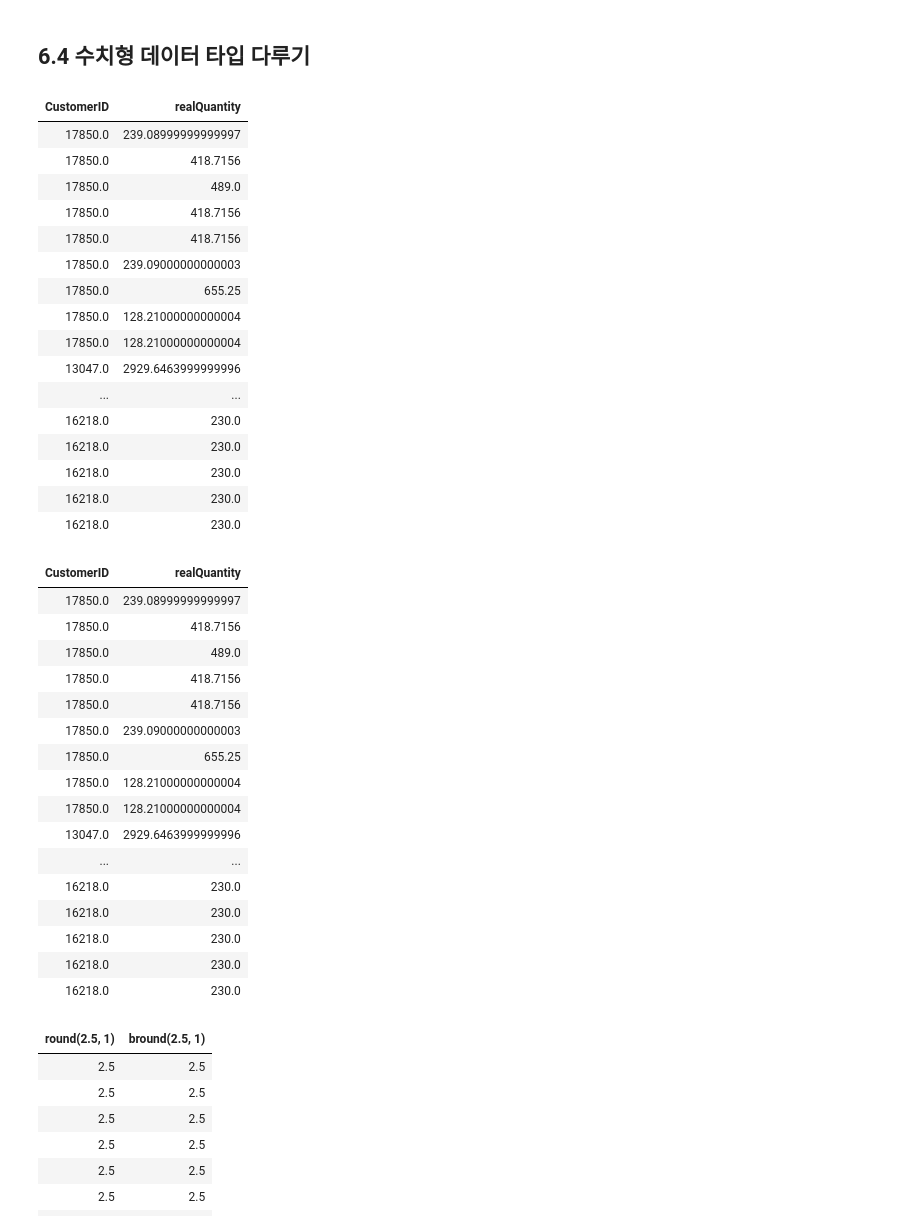
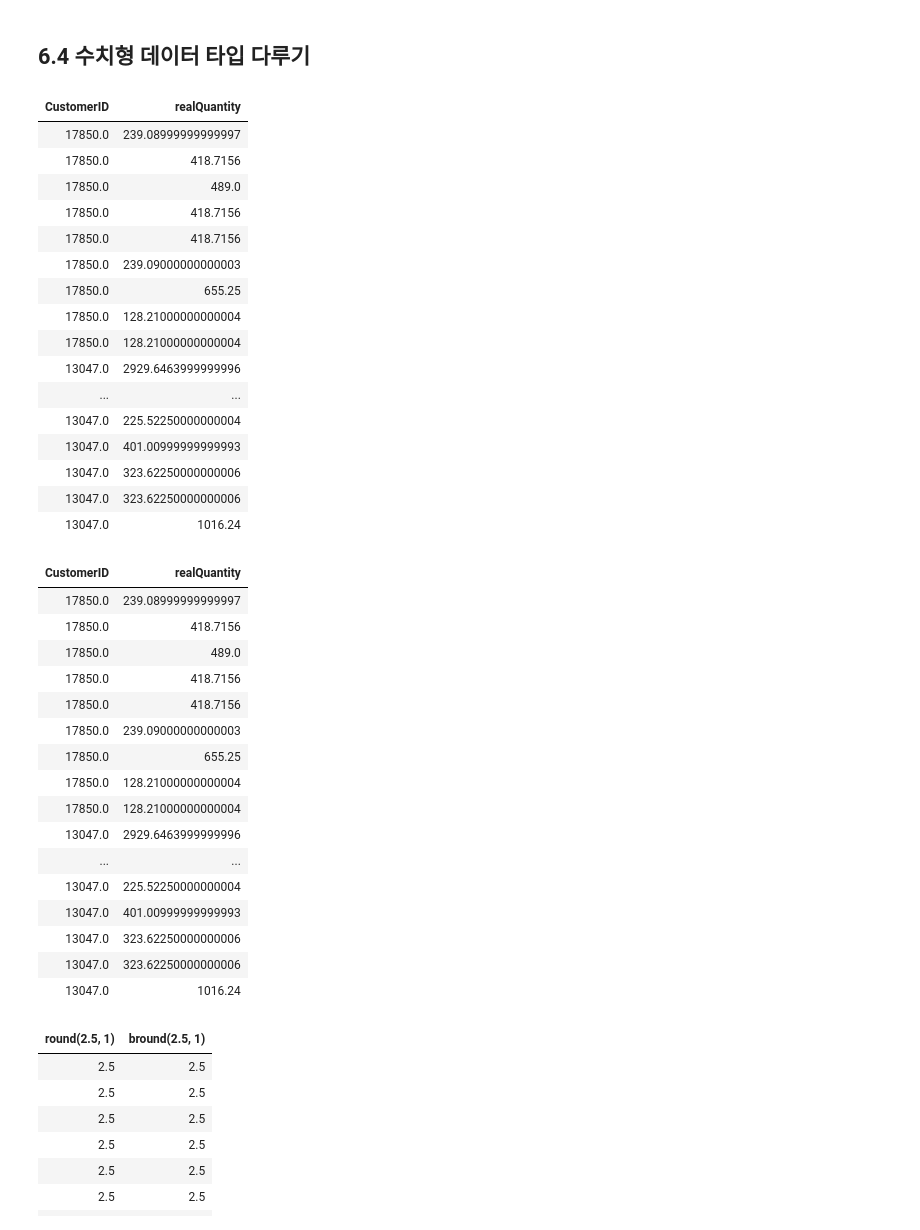
Before and after one commit to suhoy901/spark_recap, a Jupyter notebook: DefinitiveSpark/6_DataType.ipynb, the cells around one changed output. Saved outputs shown, nothing was run; the diff lists cells and outputs as text; code cells hidden in the pictures.

```diff
--- a/DefinitiveSpark/6_DataType.ipynb
+++ b/DefinitiveSpark/6_DataType.ipynb
@@ -161,32 +161,32 @@ display(df.withColumn("isExpensive", expr("NOT UnitPrice <= 250")) \
 # %%
 from pyspark.sql.functions import expr, pow
 
 fabricateQuantity = pow(col("Quantity") * col("UnitPrice"), 2) + 5
-display(df.select(expr("CustomerID"), fabricateQuantity.alias("realQuantity")))
+display(df.select(expr("CustomerID"), fabricateQuantity.alias("realQuantity")).limit(20))
 # %% [output]
 | CustomerID | realQuantity |
 | 17850.0 | 239.08999999999997 |
 | 17850.0 | 418.7156 |
 | 17850.0 | 489.0 |
 | 17850.0 | 418.7156 |
 | 17850.0 | 418.7156 |
 | 17850.0 | 239.09000000000003 |
 | 17850.0 | 655.25 |
 | 17850.0 | 128.21000000000004 |
 | 17850.0 | 128.21000000000004 |
 | 13047.0 | 2929.6463999999996 |
 | ... | ... |
-| 16218.0 | 230.0 |
-| 16218.0 | 230.0 |
-| 16218.0 | 230.0 |
-| 16218.0 | 230.0 |
-| 16218.0 | 230.0 |
+| 13047.0 | 225.52250000000004 |
+| 13047.0 | 401.00999999999993 |
+| 13047.0 | 323.62250000000006 |
+| 13047.0 | 323.62250000000006 |
+| 13047.0 | 1016.24 |
 # %%
 # SQL문으로 위와 동일한 결과를 실행해보자
 display(df.selectExpr(
   "CustomerID",
   "(POWER(Quantity * UnitPrice, 2.0) + 5) as realQuantity"
-))
+).limit(20))
 # %% [output]
 | CustomerID | realQuantity |
 | 17850.0 | 239.08999999999997 |
@@ -200,11 +200,11 @@ display(df.selectExpr(
 | 17850.0 | 128.21000000000004 |
 | 13047.0 | 2929.6463999999996 |
 | ... | ... |
-| 16218.0 | 230.0 |
-| 16218.0 | 230.0 |
-| 16218.0 | 230.0 |
-| 16218.0 | 230.0 |
-| 16218.0 | 230.0 |
+| 13047.0 | 225.52250000000004 |
+| 13047.0 | 401.00999999999993 |
+| 13047.0 | 323.62250000000006 |
+| 13047.0 | 323.62250000000006 |
+| 13047.0 | 1016.24 |
 # %%
 # 반올림하는 round 함수
 from pyspark.sql.functions import lit, round, bround # round(반올림), bround(반내림)
```
Also changed, not shown: parts of 9 cells of this notebook.
